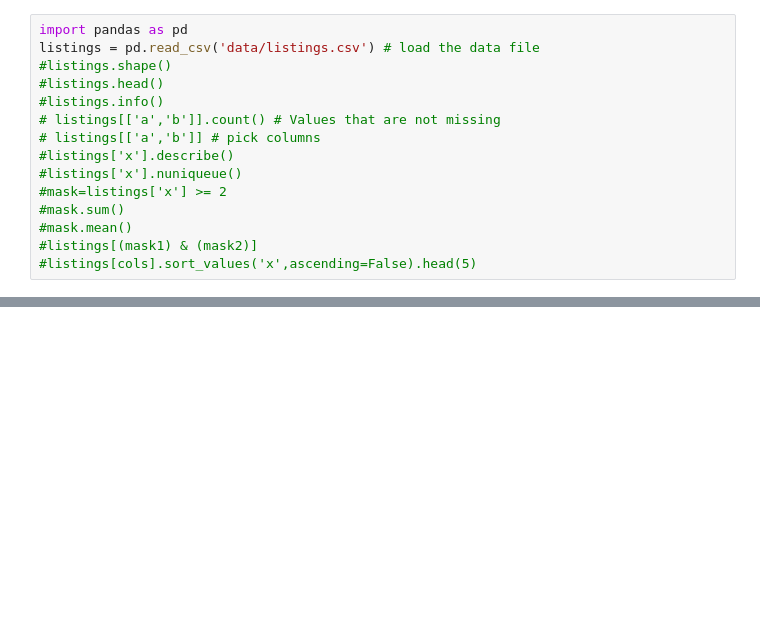
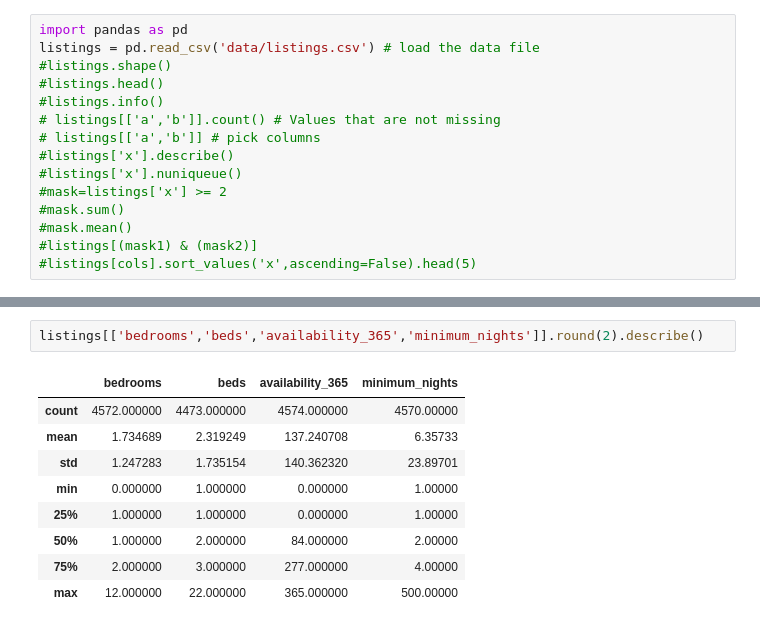
Before and after one commit to saranyap22/lexicon-python-fundamentals-labs, a Jupyter notebook: DataAnalysis_And_Visualisation/lab1.ipynb, the cells around one changed output, grey strips where cells are left out. Drawn from its saved outputs; the diff is of its cells as text; blank space fills up the shorter version.

```diff
--- a/DataAnalysis_And_Visualisation/lab1.ipynb
+++ b/DataAnalysis_And_Visualisation/lab1.ipynb
@@ -21,0 +108,12 @@ TypeError: 'tuple' object is not callable
+# %%
+listings[['bedrooms','beds','availability_365','minimum_nights']].round(2).describe()
+# %% [output]
+|  | bedrooms | beds | availability_365 | minimum_nights |
+| count | 4572.000000 | 4473.000000 | 4574.000000 | 4570.00000 |
+| mean | 1.734689 | 2.319249 | 137.240708 | 6.35733 |
+| std | 1.247283 | 1.735154 | 140.362320 | 23.89701 |
+| min | 0.000000 | 1.000000 | 0.000000 | 1.00000 |
+| 25% | 1.000000 | 1.000000 | 0.000000 | 1.00000 |
+| 50% | 1.000000 | 2.000000 | 84.000000 | 2.00000 |
+| 75% | 2.000000 | 3.000000 | 277.000000 | 4.00000 |
+| max | 12.000000 | 22.000000 | 365.000000 | 500.00000 |
```
Also changed, not shown: parts of 21 cells of this notebook, 1 other file.
